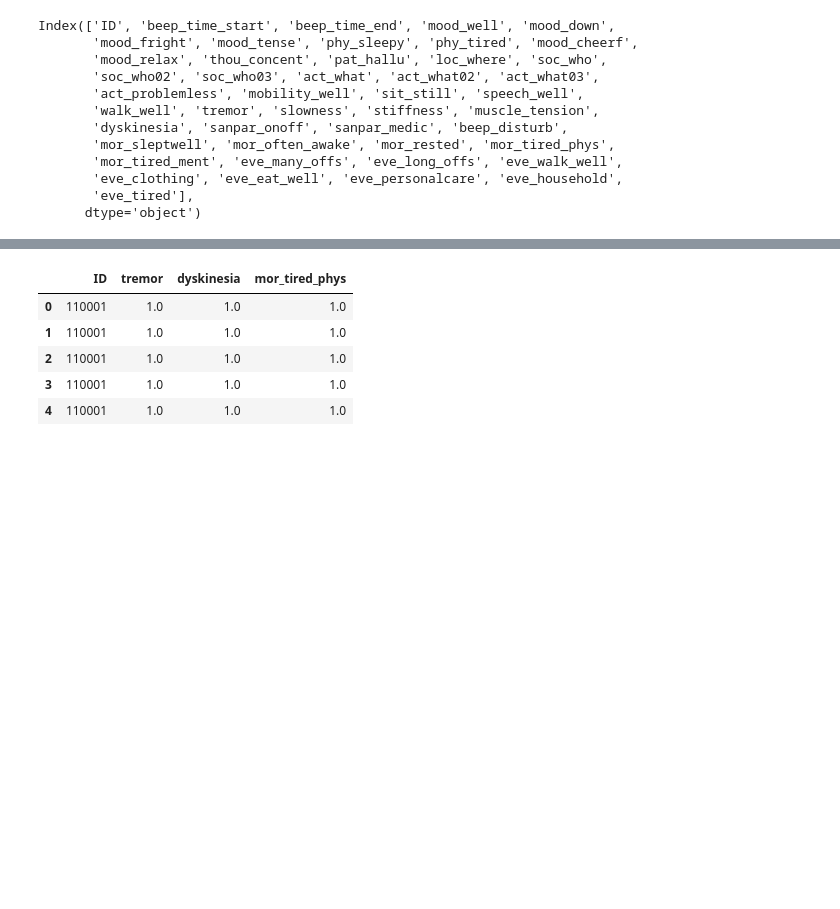
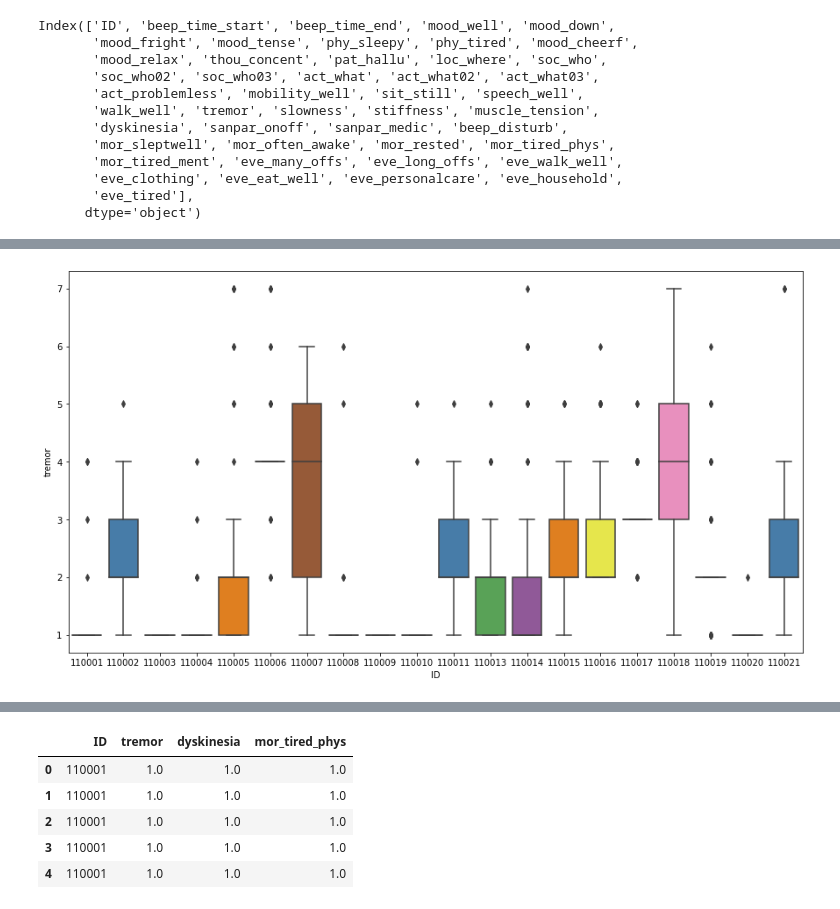
Before and after one commit to zubairfarahi/Data-Science--Machine-Learning-, a Jupyter notebook: Advanced Level/PD_Monitoring/PD_monitoring.ipynb, the cells around one changed output, grey strips where cells are left out. Saved outputs shown, nothing was run; the diff lists cells and outputs as text; code cells hidden in the pictures; blank space fills up the shorter version.

```diff
--- a/Advanced Level/PD_Monitoring/PD_monitoring.ipynb
+++ b/Advanced Level/PD_Monitoring/PD_monitoring.ipynb
@@ -51,0 +109,6 @@ Index(['ID', 'beep_time_start', 'beep_time_end', 'mood_well', 'mood_down',
+# %%
+plt.figure(figsize=(15,8))
+sns.boxplot(x="ID", y="tremor", data=dataset, palette="Set1")
+plt.show()
+# %% [output]
+[figure, added]
```
Also changed, not shown: parts of 12 cells of this notebook, 1 other file.
